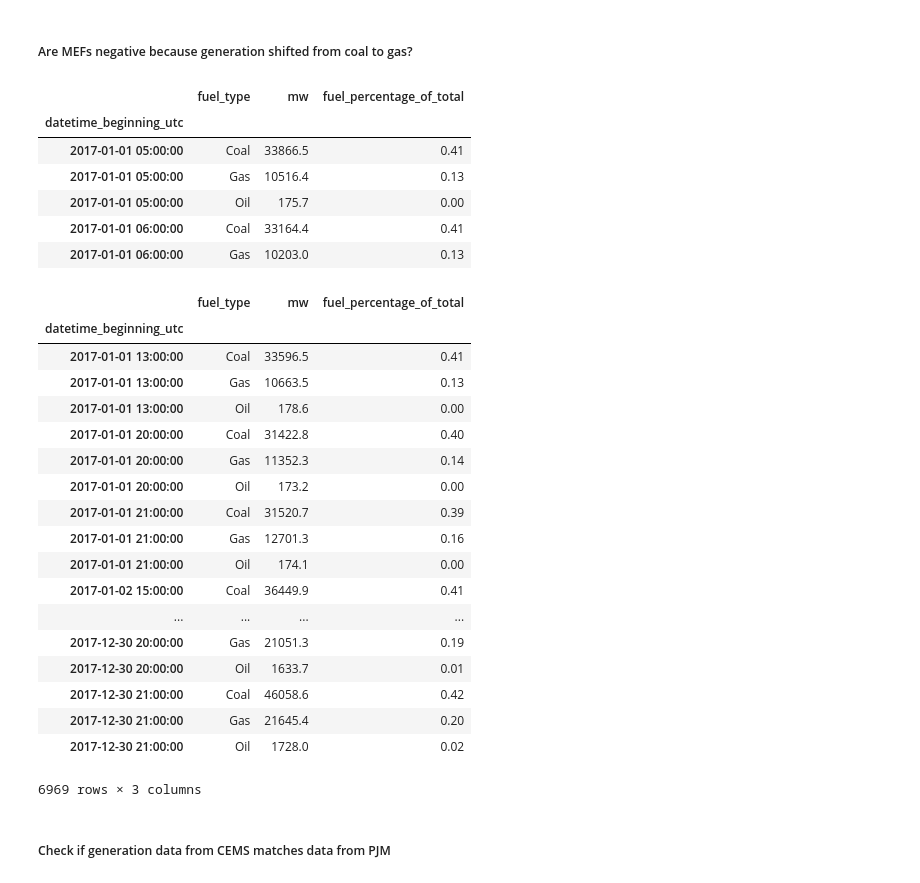
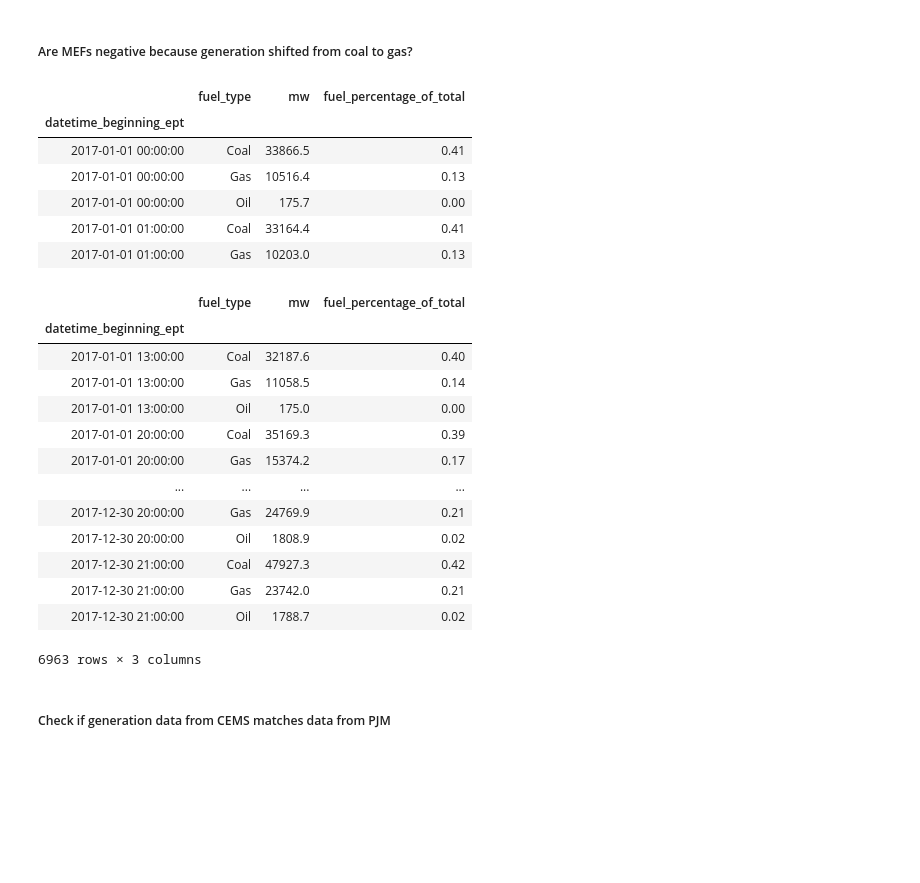
Before and after one commit to amy-wang/thesis, a Jupyter notebook: lin_reg_forecasting_model/mef_data.ipynb, the cells around one changed output. Saved outputs shown, nothing was run; the diff lists cells and outputs as text; code cells hidden in the pictures; blank space fills up the shorter version.

```diff
--- a/lin_reg_forecasting_model/mef_data.ipynb
+++ b/lin_reg_forecasting_model/mef_data.ipynb
@@ -35,3 +35,8 @@ df.describe()
 | max | 10664.380000 | 72387.984792 | 26475.954120 | 2430.076459 | 7.822484e+06 | 2.451540e+07 | 60355.442914 | 69533.022803 | 5624.547003 |
 # %% [markdown]
 ### Why are MEFs negative?
+# %%
+df['year'] = pd.DatetimeIndex(df.reset_index().DATE_UTC).year
+df = df.loc[df['isorto'] == 'PJM']
+df.loc[df['year']==2017]
+df.head()
@@ -82,9 +89,9 @@ df_pjm_neg.gload_mwh[df_pjm_neg.gload_mwh > 0].count() / df_pjm_neg.gload_mwh.co
 ##### Are MEFs negative because generation shifted from coal to gas?
 # %%
 # Get data from PJM data miner
-df_pjm_gen = pd.read_csv("pjm_data/pjm_gen.csv", index_col='datetime_beginning_utc')
+df_pjm_gen = pd.read_csv("pjm_data/pjm_gen.csv", index_col='datetime_beginning_ept')
 df_pjm_gen.index = pd.to_datetime(df_pjm_gen.index)
-del df_pjm_gen['datetime_beginning_ept']
+del df_pjm_gen['datetime_beginning_utc']
 del df_pjm_gen['is_renewable']
 
 # Keep only fossil fuel rows
@@ -93,48 +100,43 @@ df_pjm_gen = df_pjm_gen.loc[df_pjm_gen['fuel_type'].isin(fossil_fuel)]
 df_pjm_gen.head()
 # %% [output]
 |  | fuel_type | mw | fuel_percentage_of_total |
-| datetime_beginning_utc |  |  |  |
-| 2017-01-01 05:00:00 | Coal | 33866.5 | 0.41 |
-| 2017-01-01 05:00:00 | Gas | 10516.4 | 0.13 |
-| 2017-01-01 05:00:00 | Oil | 175.7 | 0.00 |
-| 2017-01-01 06:00:00 | Coal | 33164.4 | 0.41 |
-| 2017-01-01 06:00:00 | Gas | 10203.0 | 0.13 |
+| datetime_beginning_ept |  |  |  |
+| 2017-01-01 00:00:00 | Coal | 33866.5 | 0.41 |
+| 2017-01-01 00:00:00 | Gas | 10516.4 | 0.13 |
+| 2017-01-01 00:00:00 | Oil | 175.7 | 0.00 |
+| 2017-01-01 01:00:00 | Coal | 33164.4 | 0.41 |
+| 2017-01-01 01:00:00 | Gas | 10203.0 | 0.13 |
 # %%
 # Get dates where MEFs are negative and generation increased
 df_neg_increased_gen = df_pjm_neg[df_pjm_neg.gload_mwh > 0]
 neg_dates = df_neg_increased_gen.index.values
 yesterday = lambda x: pd.to_datetime(x) - timedelta(hours=1)
 yesterday_arr = yesterday(neg_dates)
 yesterday_arr = np.delete(yesterday_arr, 0) # remove first elem as it's in 2016
 
 
 # Show dates with negative index
 gen_mix_df = df_pjm_gen[df_pjm_gen.index.isin(df_neg_increased_gen.index) | df_pjm_gen.index.isin(yesterday_arr)]
 
 # save as csv
-df.to_csv('gen_mix.csv')
+gen_mix_df.to_csv('gen_mix.csv')
 
 gen_mix_df
 # %% [output]
 |  | fuel_type | mw | fuel_percentage_of_total |
-| datetime_beginning_utc |  |  |  |
-| 2017-01-01 13:00:00 | Coal | 33596.5 | 0.41 |
-| 2017-01-01 13:00:00 | Gas | 10663.5 | 0.13 |
-| 2017-01-01 13:00:00 | Oil | 178.6 | 0.00 |
-| 2017-01-01 20:00:00 | Coal | 31422.8 | 0.40 |
-| 2017-01-01 20:00:00 | Gas | 11352.3 | 0.14 |
-| 2017-01-01 20:00:00 | Oil | 173.2 | 0.00 |
-| 2017-01-01 21:00:00 | Coal | 31520.7 | 0.39 |
-| 2017-01-01 21:00:00 | Gas | 12701.3 | 0.16 |
-| 2017-01-01 21:00:00 | Oil | 174.1 | 0.00 |
-| 2017-01-02 15:00:00 | Coal | 36449.9 | 0.41 |
+| datetime_beginning_ept |  |  |  |
+| 2017-01-01 13:00:00 | Coal | 32187.6 | 0.40 |
+| 2017-01-01 13:00:00 | Gas | 11058.5 | 0.14 |
+| 2017-01-01 13:00:00 | Oil | 175.0 | 0.00 |
+| 2017-01-01 20:00:00 | Coal | 35169.3 | 0.39 |
+| 2017-01-01 20:00:00 | Gas | 15374.2 | 0.17 |
 | ... | ... | ... | ... |
-| 2017-12-30 20:00:00 | Gas | 21051.3 | 0.19 |
-| 2017-12-30 20:00:00 | Oil | 1633.7 | 0.01 |
-| 2017-12-30 21:00:00 | Coal | 46058.6 | 0.42 |
-| 2017-12-30 21:00:00 | Gas | 21645.4 | 0.20 |
-| 2017-12-30 21:00:00 | Oil | 1728.0 | 0.02 |
+| 2017-12-30 20:00:00 | Gas | 24769.9 | 0.21 |
+| 2017-12-30 20:00:00 | Oil | 1808.9 | 0.02 |
+| 2017-12-30 21:00:00 | Coal | 47927.3 | 0.42 |
+| 2017-12-30 21:00:00 | Gas | 23742.0 | 0.21 |
+| 2017-12-30 21:00:00 | Oil | 1788.7 | 0.02 |
-6969 rows × 3 columns
+6963 rows × 3 columns
 # %% [markdown]
 ##### Check if generation data from CEMS matches data from PJM
 # %%
```
Also changed, not shown: parts of 4 cells of this notebook, 1 other file.
